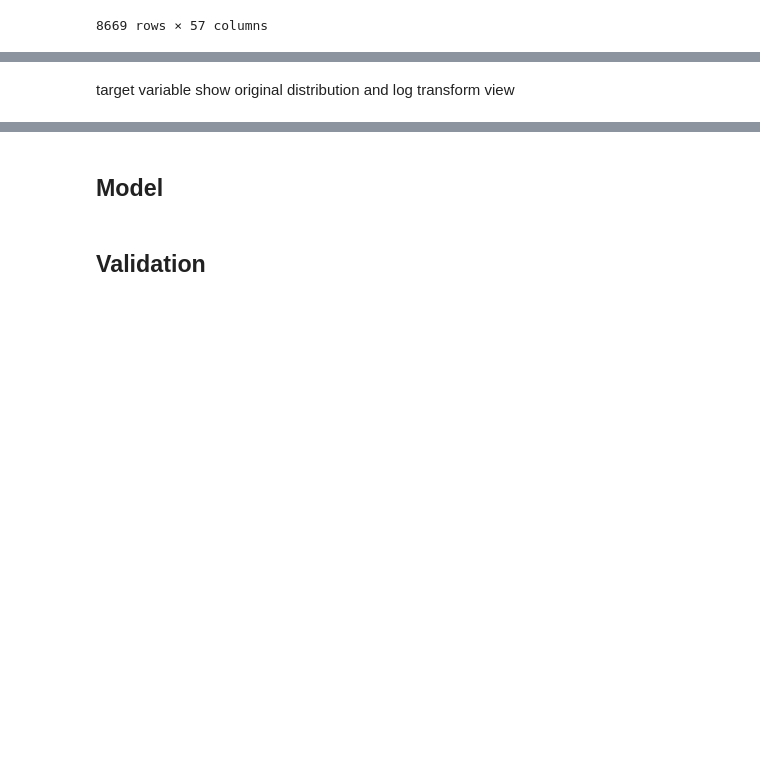
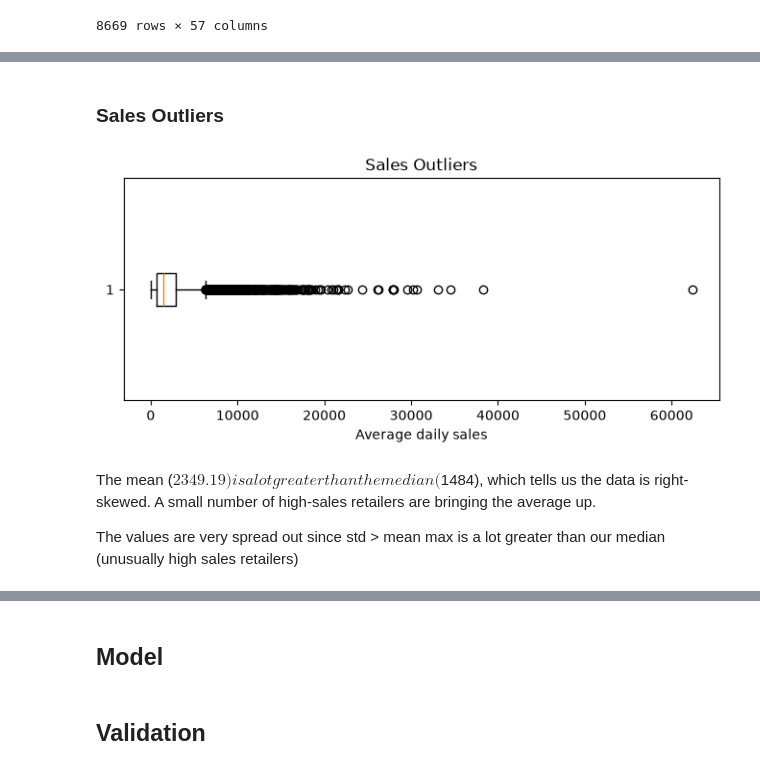
Before and after one commit to Ransommac13/mads_milestone_two, a Jupyter notebook: EDA/supervised_eda.ipynb, the cells around one changed output, grey strips where cells are left out. Drawn from its saved outputs; the diff is of its cells as text; code cells hidden in the pictures; blank space fills up the shorter version.

```diff
--- a/EDA/supervised_eda.ipynb
+++ b/EDA/supervised_eda.ipynb
@@ -236,2 +260,17 @@ df_imputed
+# %% [markdown]
+### Sales Outliers
+# %%
+plt.figure(figsize=(8,3))
+plt.boxplot(target, vert=False, showfliers=True)
+
+plt.xlabel("Average daily sales")
+plt.title("Sales Outliers")
+
+plt.show()
+# %% [output]
+[figure, added]
 # %% [markdown]
-target variable show original distribution and log transform view
+The mean ($2349.19) is a lot greater than the median ($1484), which tells us the data is right-skewed. A small number of high-sales retailers are bringing the average up.
+
+The values are very spread out since std > mean
+max is a lot greater than our median (unusually high sales retailers)
```
Also changed, not shown: parts of 15 cells of this notebook.
